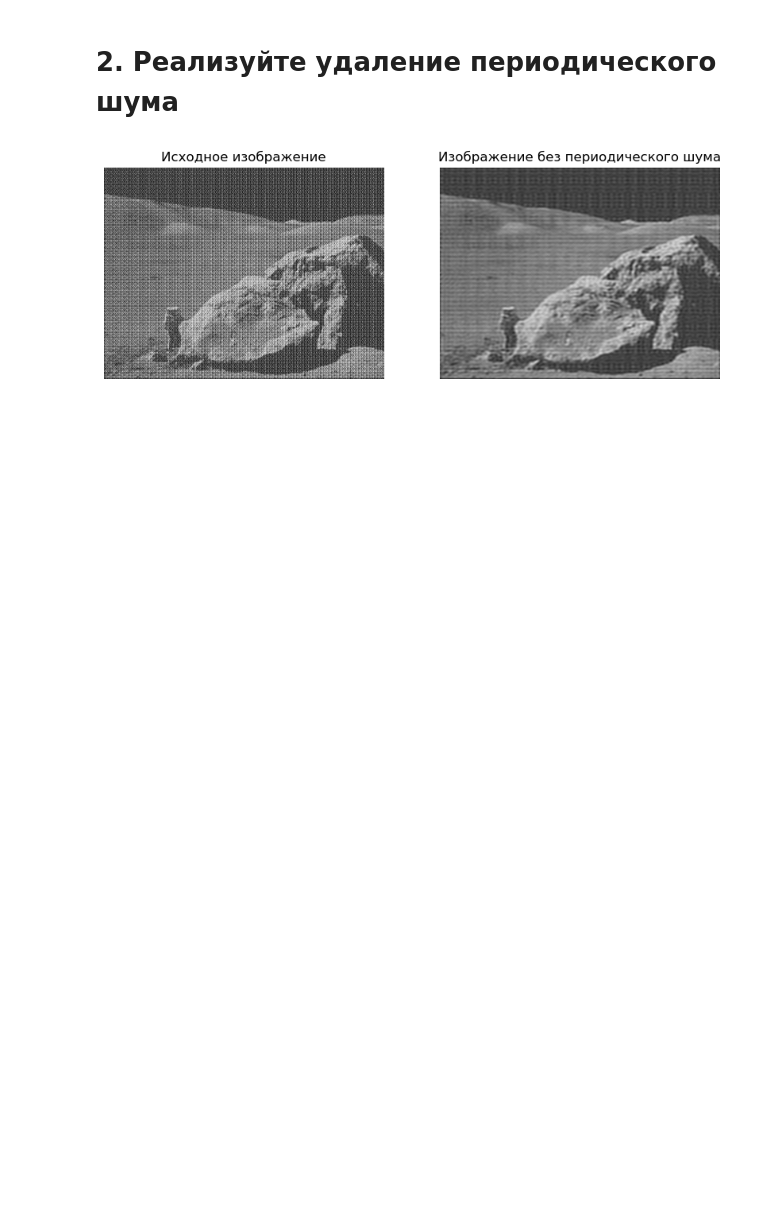
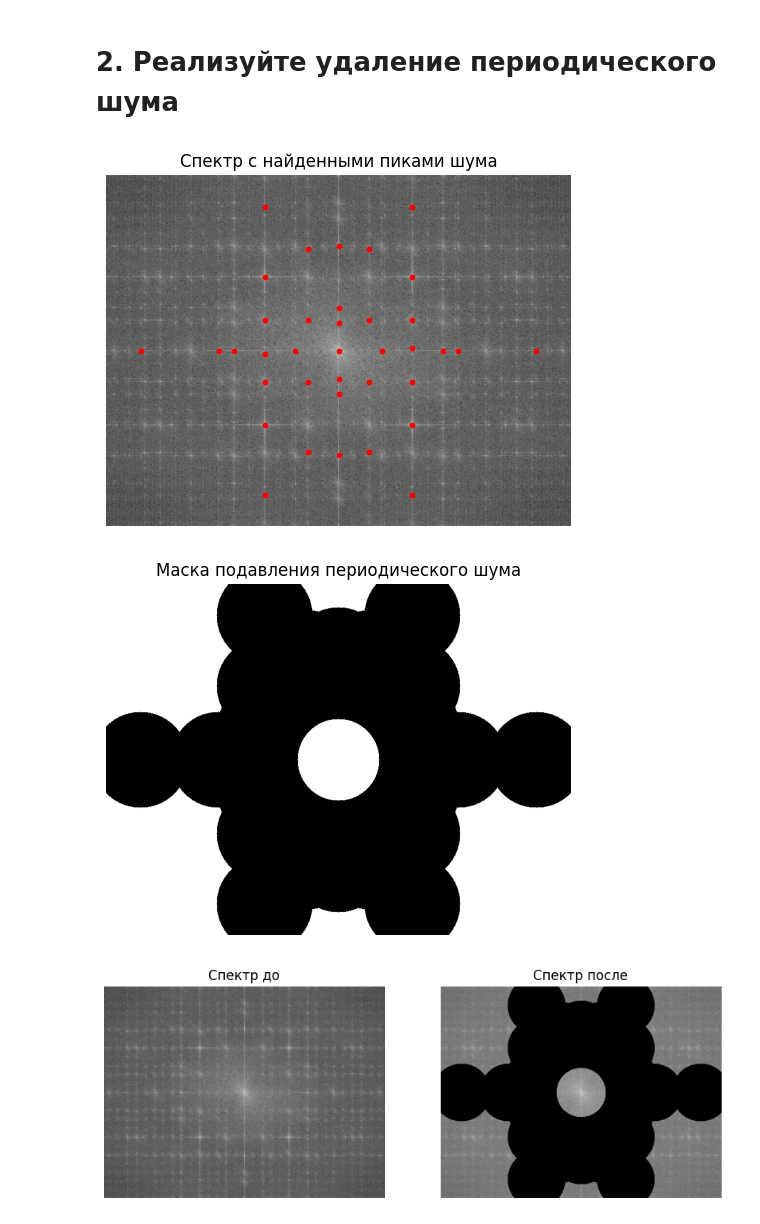
Before and after one commit to danyagalkin2/OI, a Jupyter notebook: practice5/task5.ipynb, the cells around one changed output. Drawn from its saved outputs; the diff is of its cells as text; code cells hidden in the pictures; blank space fills up the shorter version.

```diff
--- a/practice5/task5.ipynb
+++ b/practice5/task5.ipynb
@@ -13,8 +13,9 @@ img = cv.imread('periodic_noise.jpg', cv.IMREAD_GRAYSCALE)
 
 dft = cv.dft(np.float32(img), flags=cv.DFT_COMPLEX_OUTPUT)
 dft_shift = np.fft.fftshift(dft)
-magnitude_spectrum = 20 * np.log(cv.magnitude(dft_shift[:, :, 0],
-dft_shift[:, :, 1]))
+magnitude_spectrum = 20 * np.log(
+    cv.magnitude(dft_shift[:, :, 0], dft_shift[:, :, 1]) + 1
+)
 
 plt.figure(figsize=(10, 6))
 
@@ -69,36 +94,74 @@ plt.show()
 # %%
 min_distance = 10
 threshold_abs = 270
-noise_coords = peak_local_max(magnitude_spectrum,
-min_distance=min_distance, threshold_abs=threshold_abs)
+noise_coords = peak_local_max(
+    magnitude_spectrum,
+    min_distance=min_distance,
+    threshold_abs=threshold_abs
+)
 
 mask_noise = np.ones_like(dft_shift)
 radius = 81
+
 for coord in noise_coords:
     cv.circle(mask_noise, (coord[1], coord[0]), radius, (0, 0), -1)
 
 cv.circle(mask_noise, (ccol, crow), radius + 12, (0, 0), -1)
 cv.circle(mask_noise, (ccol, crow), radius - 12, (1, 1), -1)
 
+plt.figure(figsize=(6, 5))
+plt.imshow(magnitude_spectrum, cmap='gray')
+if noise_coords is not None and len(noise_coords) > 0:
+    plt.scatter(noise_coords[:, 1], noise_coords[:, 0], c='r', s=10)
+plt.title('Спектр с найденными пиками шума')
+plt.axis('off')
+plt.show()
+
+plt.figure(figsize=(6, 5))
+plt.imshow(mask_noise[:, :, 0], cmap='gray')
+plt.title('Маска подавления периодического шума')
+plt.axis('off')
+plt.show()
+
 dft_shift_noise_removed = dft_shift * mask_noise
+
+magnitude_spectrum_clean = 20 * np.log(
+    cv.magnitude(dft_shift_noise_removed[:, :, 0], dft_shift_noise_removed[:, :, 1]) + 1
+)
+
+plt.figure(figsize=(10, 4))
+
+plt.subplot(1, 2, 1)
+plt.imshow(magnitude_spectrum, cmap='gray')
+plt.title('Спектр до')
+plt.axis('off')
+
+plt.subplot(1, 2, 2)
+plt.imshow(magnitude_spectrum_clean, cmap='gray')
+plt.title('Спектр после')
+plt.axis('off')
+
+plt.show()
+
 f_ishift_noise_removed = np.fft.ifftshift(dft_shift_noise_removed)
 img_back_noise_removed = cv.idft(f_ishift_noise_removed)
 img_back_noise_removed = cv.magnitude(img_back_noise_removed[:, :, 0], img_back_noise_removed[:, :, 1])
-
 img_back_noise_removed = cv.normalize(img_back_noise_removed, None, 0, 255, cv.NORM_MINMAX)
 
 plt.figure(figsize=(10, 6))
 
 plt.subplot(1, 2, 1)
 plt.imshow(img, cmap='gray')
 plt.title('Исходное изображение')
 plt.axis('off')
 
 plt.subplot(1, 2, 2)
 plt.imshow(img_back_noise_removed, cmap='gray')
 plt.title('Изображение без периодического шума')
 plt.axis('off')
 
 plt.show()
 # %% [output]
-[figure, old version]
+[figure, new version]
+[figure, added]
+[figure, added]
```
Also changed, not shown: parts of 2 cells of this notebook.
